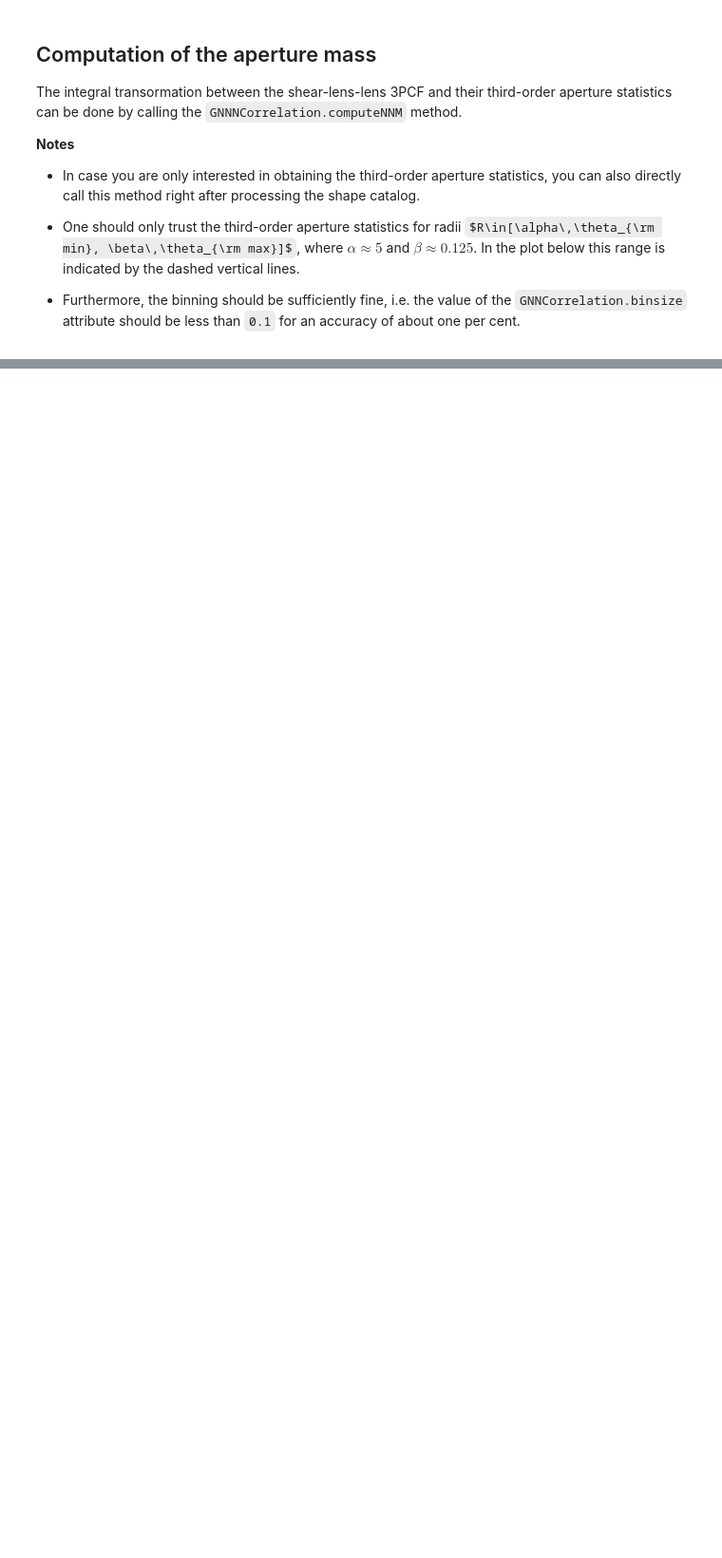
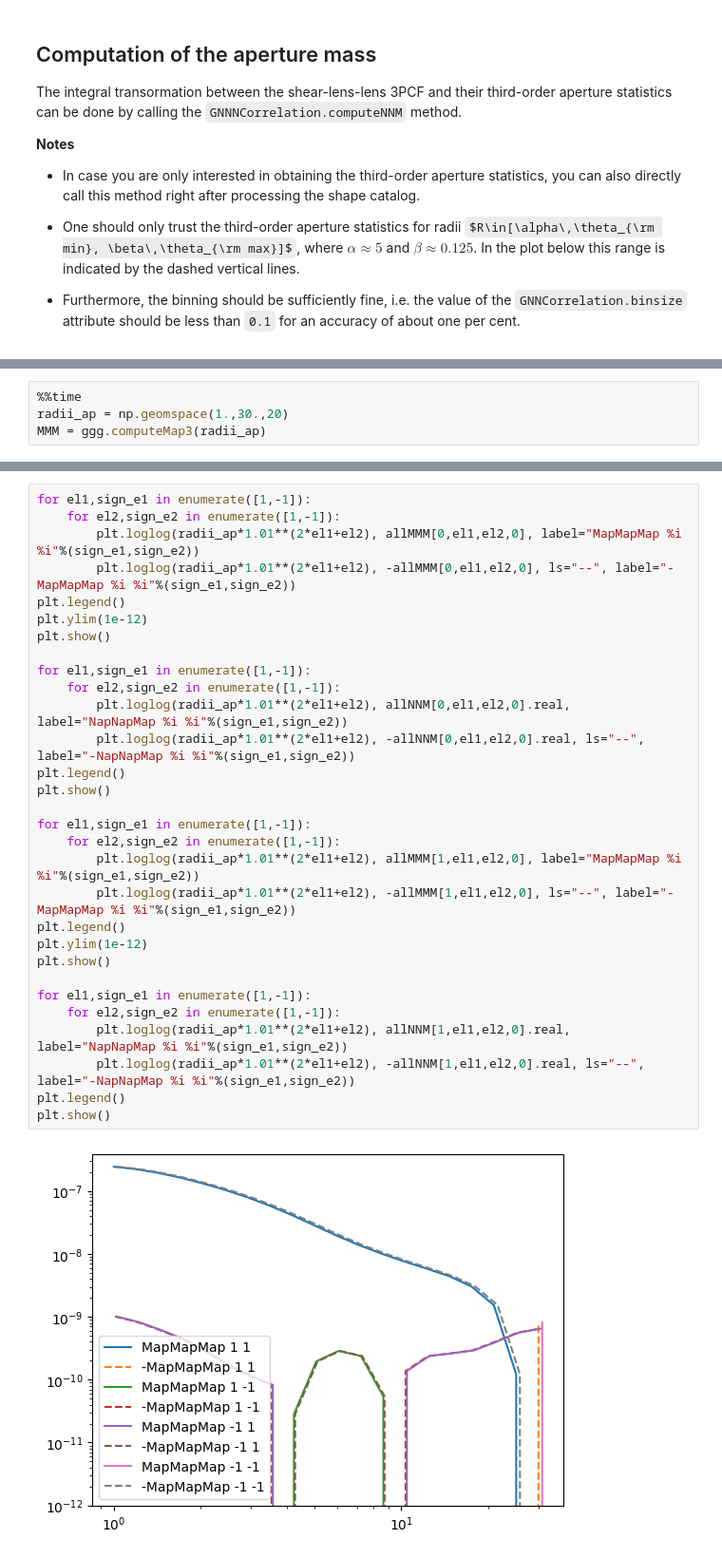
Before and after one commit to lporth93/orpheus, a Jupyter notebook: docs/source/notebooks/GNN_tutorial.ipynb, the cells around one changed output, grey strips where cells are left out. Shown at 95% size. Drawn from its saved outputs; the diff is of its cells as text; some formulas as TeX source; blank space fills up the shorter version.

```diff
--- a/docs/source/notebooks/GNN_tutorial.ipynb
+++ b/docs/source/notebooks/GNN_tutorial.ipynb
@@ -136,0 +235,4 @@ plt.ylim(1e-8,None)
+# %%
+%%time
+radii_ap = np.geomspace(1.,30.,20)
+MMM = ggg.computeMap3(radii_ap)
@@ -136,0 +242,32 @@ plt.ylim(1e-8,None)
+# %%
+for el1,sign_e1 in enumerate([1,-1]):
+    for el2,sign_e2 in enumerate([1,-1]):
+        plt.loglog(radii_ap*1.01**(2*el1+el2), allMMM[0,el1,el2,0], label="MapMapMap %i %i"%(sign_e1,sign_e2))
+        plt.loglog(radii_ap*1.01**(2*el1+el2), -allMMM[0,el1,el2,0], ls="--", label="-MapMapMap %i %i"%(sign_e1,sign_e2))
+plt.legend()
+plt.ylim(1e-12)
+plt.show()
+
+for el1,sign_e1 in enumerate([1,-1]):
+    for el2,sign_e2 in enumerate([1,-1]):
+        plt.loglog(radii_ap*1.01**(2*el1+el2), allNNM[0,el1,el2,0].real, label="NapNapMap %i %i"%(sign_e1,sign_e2))
+        plt.loglog(radii_ap*1.01**(2*el1+el2), -allNNM[0,el1,el2,0].real, ls="--", label="-NapNapMap %i %i"%(sign_e1,sign_e2))
+plt.legend()
+plt.show()
+
+for el1,sign_e1 in enumerate([1,-1]):
+    for el2,sign_e2 in enumerate([1,-1]):
+        plt.loglog(radii_ap*1.01**(2*el1+el2), allMMM[1,el1,el2,0], label="MapMapMap %i %i"%(sign_e1,sign_e2))
+        plt.loglog(radii_ap*1.01**(2*el1+el2), -allMMM[1,el1,el2,0], ls="--", label="-MapMapMap %i %i"%(sign_e1,sign_e2))
+plt.legend()
+plt.ylim(1e-12)
+plt.show()
+
+for el1,sign_e1 in enumerate([1,-1]):
+    for el2,sign_e2 in enumerate([1,-1]):
+        plt.loglog(radii_ap*1.01**(2*el1+el2), allNNM[1,el1,el2,0].real, label="NapNapMap %i %i"%(sign_e1,sign_e2))
+        plt.loglog(radii_ap*1.01**(2*el1+el2), -allNNM[1,el1,el2,0].real, ls="--", label="-NapNapMap %i %i"%(sign_e1,sign_e2))
+plt.legend()
+plt.show()
+# %% [output]
+[figure, added]
```
Also changed, not shown: parts of 14 cells of this notebook, 9 other files.
